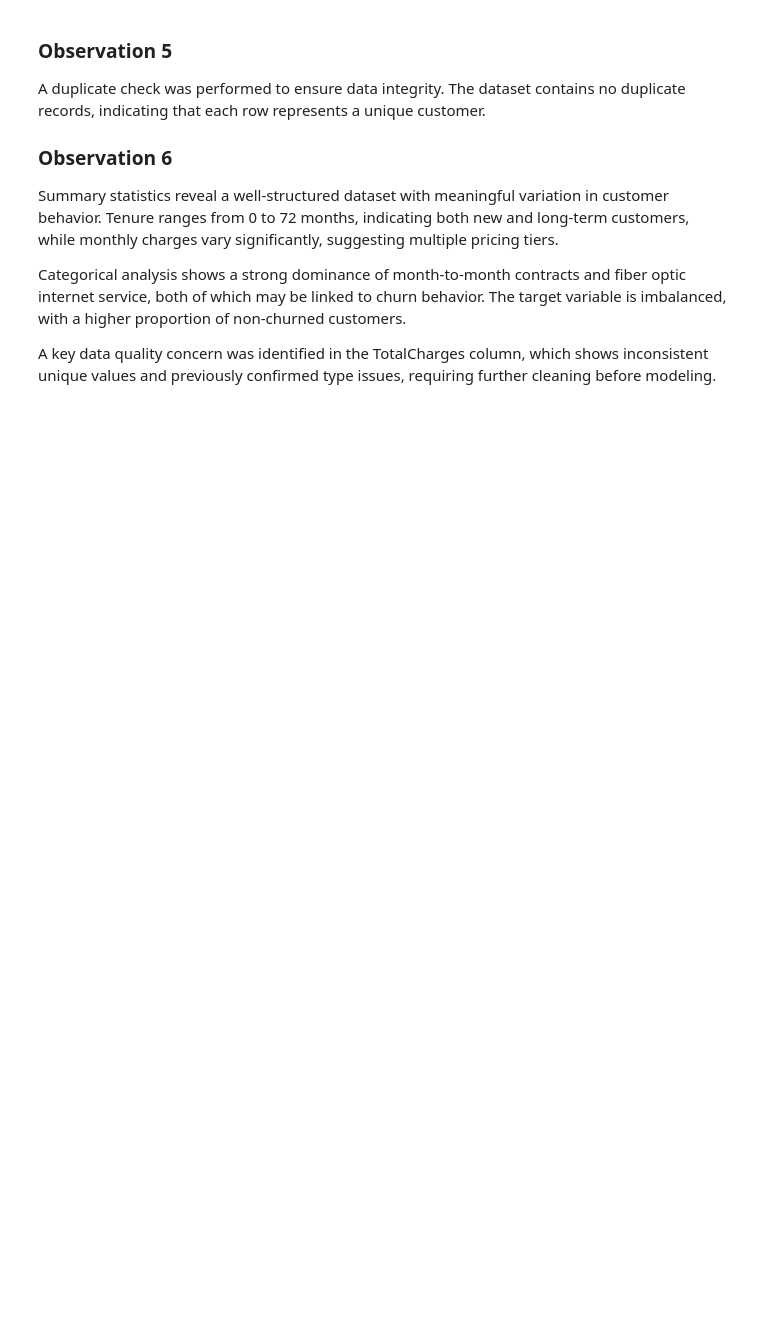
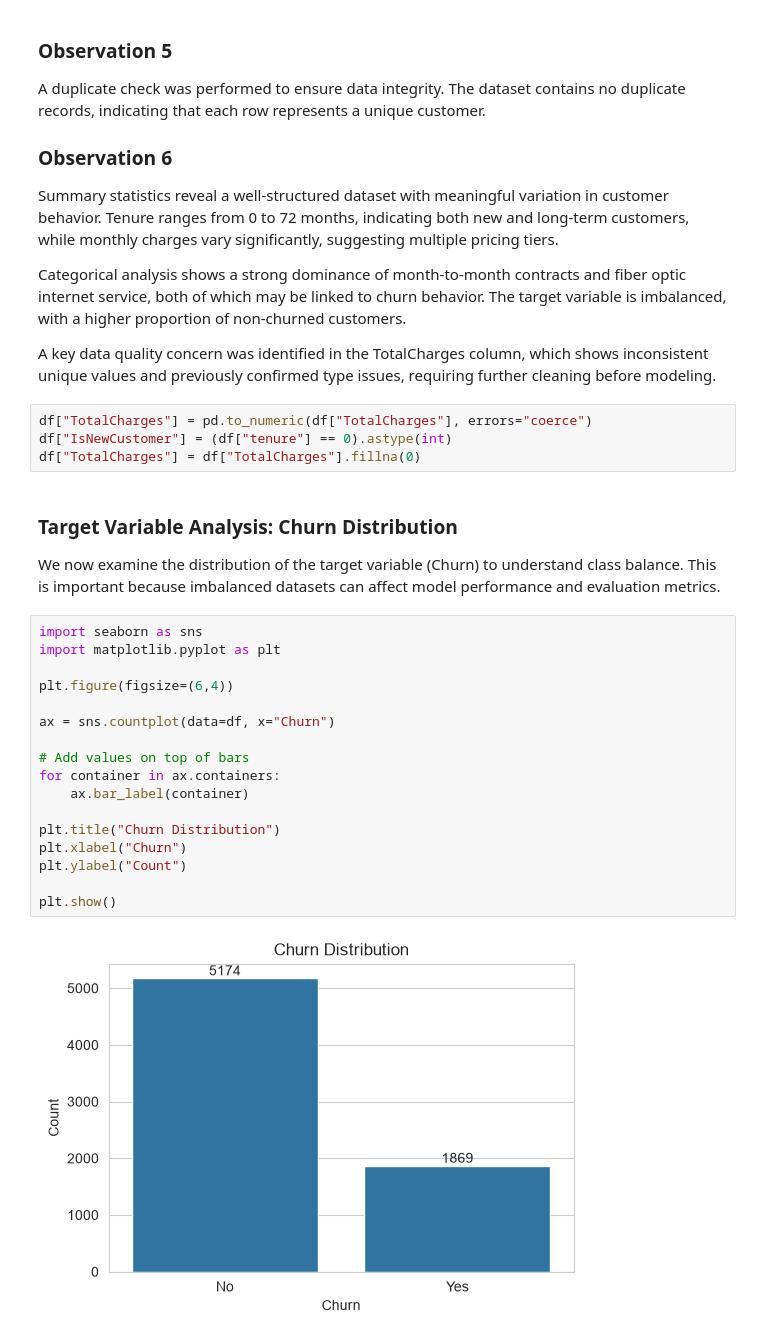
Before and after one commit to DaveoJay/Customer_Churn_Prediction, a Jupyter notebook: Notebooks/01_data_exploration.ipynb, the cells around one changed output. Saved outputs shown, nothing was run; the diff lists cells and outputs as text; blank space fills up the shorter version.

Commit message:
update notebook and analysis

```diff
--- a/Notebooks/01_data_exploration.ipynb
+++ b/Notebooks/01_data_exploration.ipynb
@@ -173,3 +173,30 @@ Summary statistics reveal a well-structured dataset with meaningful variation in
 Categorical analysis shows a strong dominance of month-to-month contracts and fiber optic internet service, both of which may be linked to churn behavior. The target variable is imbalanced, with a higher proportion of non-churned customers.
 
 A key data quality concern was identified in the TotalCharges column, which shows inconsistent unique values and previously confirmed type issues, requiring further cleaning before modeling.
+# %%
+df["TotalCharges"] = pd.to_numeric(df["TotalCharges"], errors="coerce")
+df["IsNewCustomer"] = (df["tenure"] == 0).astype(int)
+df["TotalCharges"] = df["TotalCharges"].fillna(0)
+# %% [markdown]
+### Target Variable Analysis: Churn Distribution
+
+We now examine the distribution of the target variable (Churn) to understand class balance. This is important because imbalanced datasets can affect model performance and evaluation metrics.
+# %%
+import seaborn as sns
+import matplotlib.pyplot as plt
+
+plt.figure(figsize=(6,4))
+
+ax = sns.countplot(data=df, x="Churn")
+
+# Add values on top of bars
+for container in ax.containers:
+    ax.bar_label(container)
+
+plt.title("Churn Distribution")
+plt.xlabel("Churn")
+plt.ylabel("Count")
+
+plt.show()
+# %% [output]
+[figure, added]
```
Also changed, not shown: parts of 14 cells of this notebook, 9 other files.
